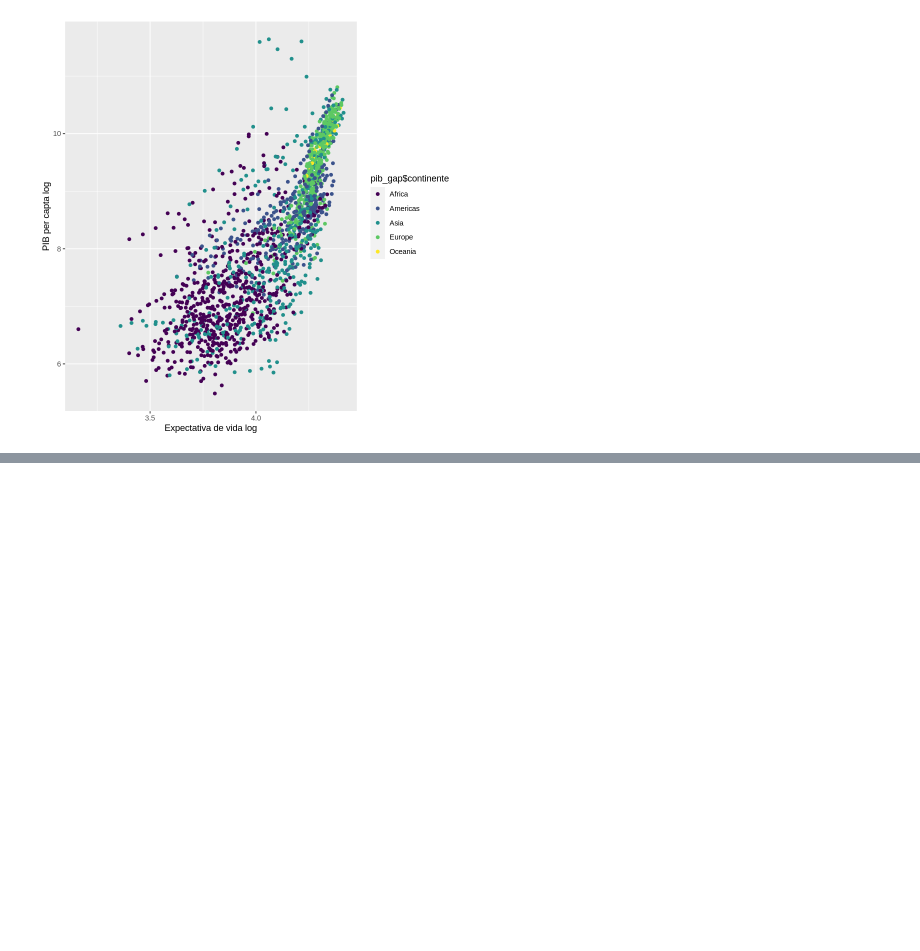
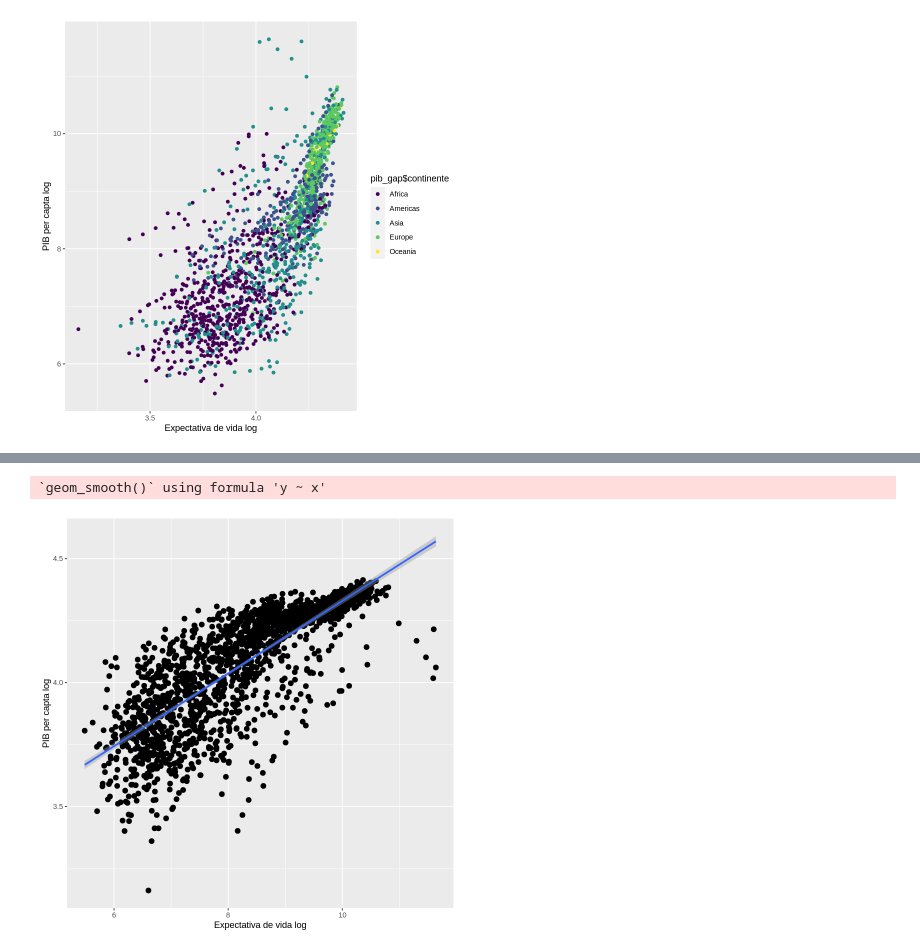
Before and after one commit to BrunaKrasotaMatos/An-liseEstat-stica, a Jupyter notebook: Trilha4/Trilha4.ipynb, the cells around one changed output, grey strips where cells are left out. Saved outputs shown, nothing was run; the diff lists cells and outputs as text; code cells hidden in the pictures; blank space fills up the shorter version.

```diff
--- a/Trilha4/Trilha4.ipynb
+++ b/Trilha4/Trilha4.ipynb
@@ -345,3 +345,9 @@ ggplot(data=pib_gap) +
 Warning message:
 “Use of `pib_gap$continente` is discouraged. Use `continente` instead.”
 [figure]
+# %%
+# Modelo Linear dos meus dados novos
+mod_pib <- lm(lexpVida ~ lpibPercap, data=pib_gap)
+mod_pib
+summary(mod_pib)
+anova(mod_pib)
@@ -347,0 +383,9 @@ Warning message:
+# %%
+ggplot(data=mod_pib, aes(x = lpibPercap, y = lexpVida)) +
+  geom_point(shape = 20, size = 4, color = "black") +
+  geom_smooth(method = lm) +
+    labs(y = "PIB per capta log",
+         x = "Expectativa de vida log", show.legend=TRUE)
+# %% [output]
+`geom_smooth()` using formula 'y ~ x'
+[figure, added]
```
Also changed, not shown: parts of 2 cells of this notebook.
